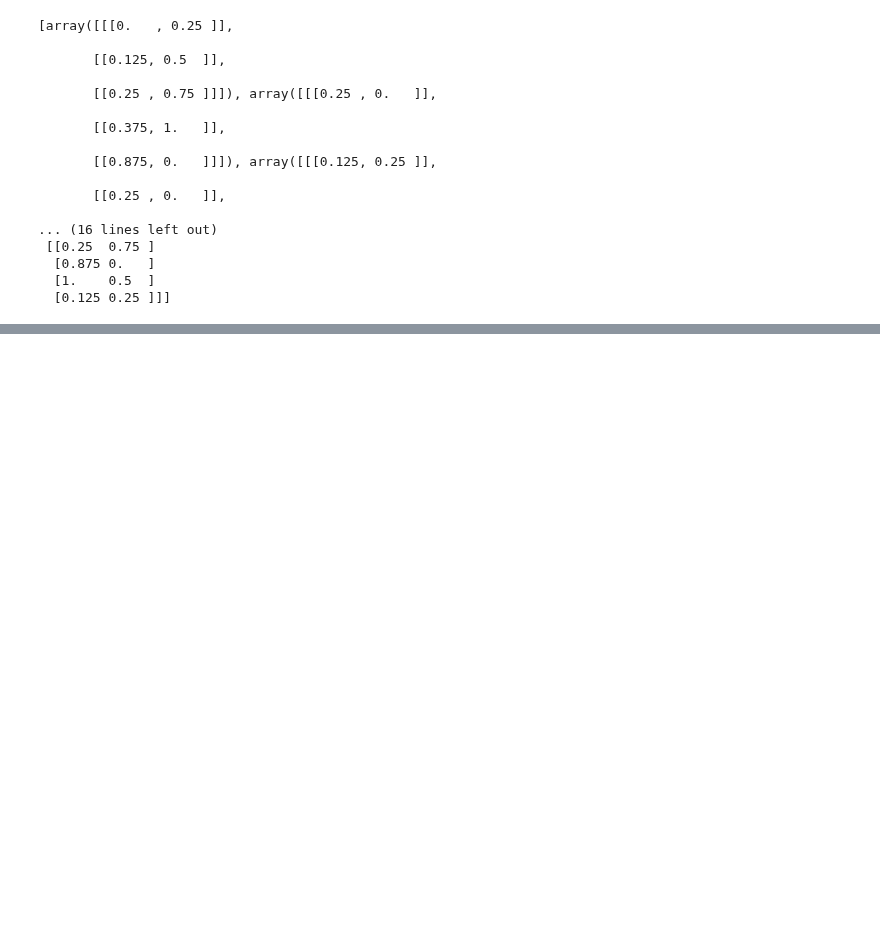
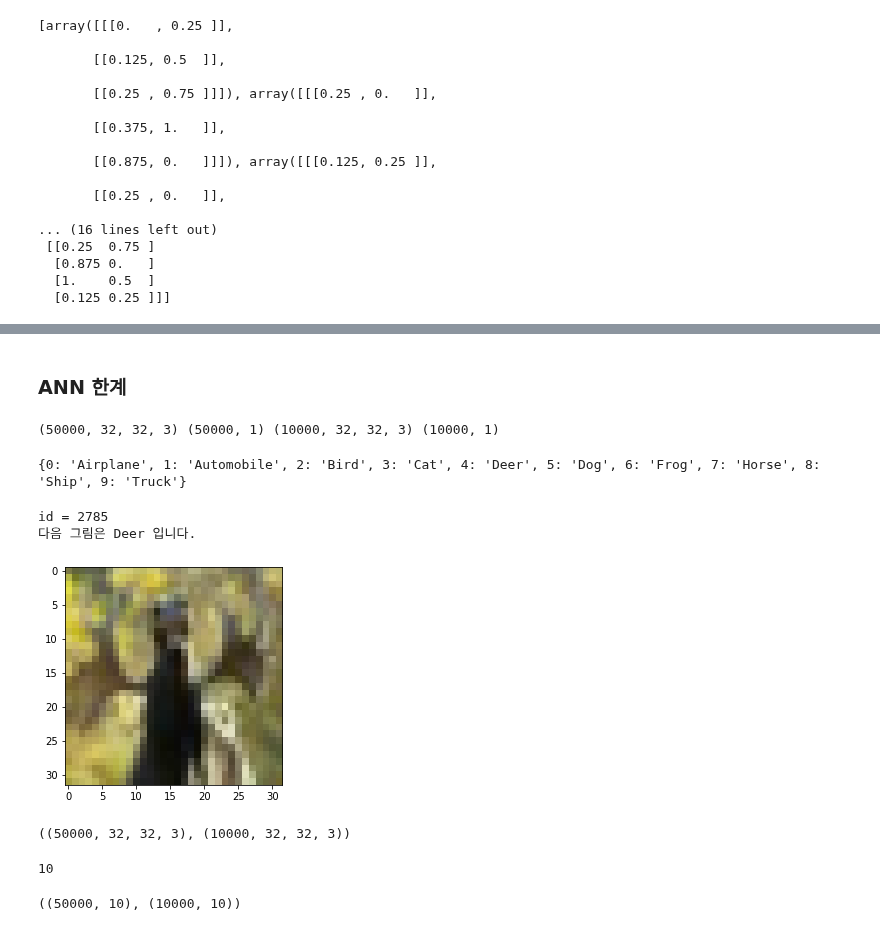
Before and after one commit to mskyun721/aivle_python, a Jupyter notebook: Class/tensorflow.ipynb, the cells around one changed output, grey strips where cells are left out. Drawn from its saved outputs; the diff is of its cells as text; code cells hidden in the pictures; blank space fills up the shorter version.

```diff
--- a/Class/tensorflow.ipynb
+++ b/Class/tensorflow.ipynb
@@ -599,0 +638,34 @@ print(n1_scaled)
+# %% [markdown]
+### ANN 한계
+# %%
+(train_x, train_y), (test_x, test_y) = tf.keras.datasets.cifar10.load_data()
+# %%
+print(train_x.shape, train_y.shape, test_x.shape, test_y.shape)
+# %% [output]
+(50000, 32, 32, 3) (50000, 1) (10000, 32, 32, 3) (10000, 1)
+# %%
+labels = { 0 : 'Airplane',
+          1 : 'Automobile',
+          2 : 'Bird',
+          3 : 'Cat',
+          4 : 'Deer',
+          5 : 'Dog',
+          6 : 'Frog',
+          7 : 'Horse',
+          8 : 'Ship',
+          9 : 'Truck' }
+
+print(labels)
+# %% [output]
+{0: 'Airplane', 1: 'Automobile', 2: 'Bird', 3: 'Cat', 4: 'Deer', 5: 'Dog', 6: 'Frog', 7: 'Horse', 8: 'Ship', 9: 'Truck'}
+# %%
+id = rd.randrange(0,10000)
+
+print('id = {}'.format(id))
+print('다음 그림은 {} 입니다.'.format( labels[test_y[id][0]] ))
+plt.imshow(test_x[id])
+plt.show()
+# %% [output]
+id = 2785
+다음 그림은 Deer 입니다.
+[figure, added]
@@ -599,0 +677,9 @@ print(n1_scaled)
+# %%
+train_x.shape, test_x.shape
+# %% [output]
+((50000, 32, 32, 3), (10000, 32, 32, 3))
+# %%
+class_n = len(np.unique(train_y))
+class_n
+# %% [output]
+10
@@ -599,0 +689,4 @@ print(n1_scaled)
+# %%
+train_y.shape, test_y.shape
+# %% [output]
+((50000, 10), (10000, 10))
```
Also changed, not shown: parts of 52 cells of this notebook.
